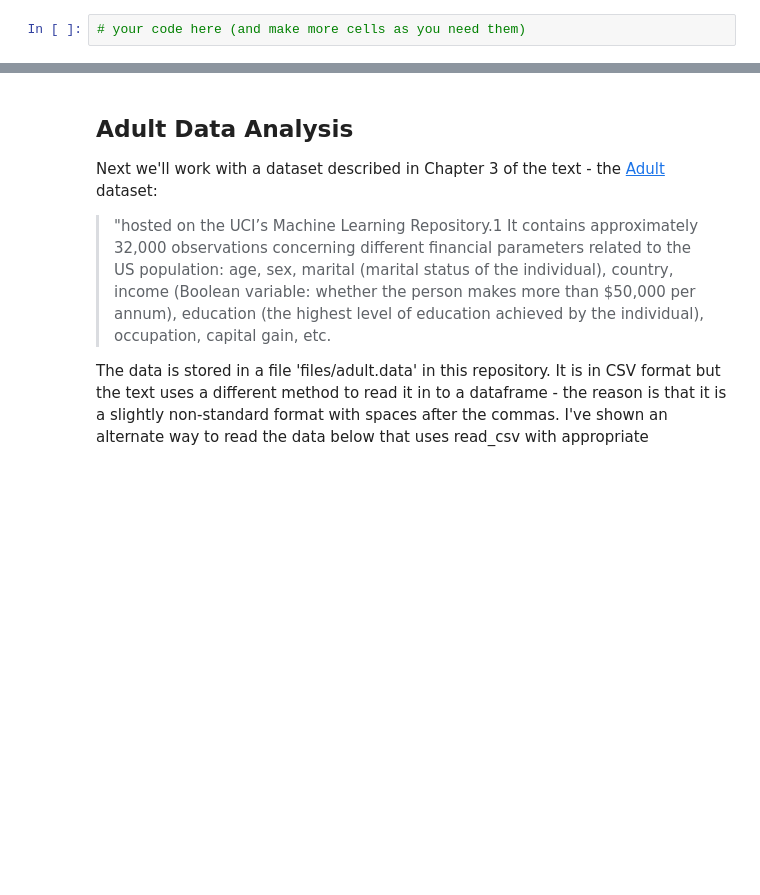
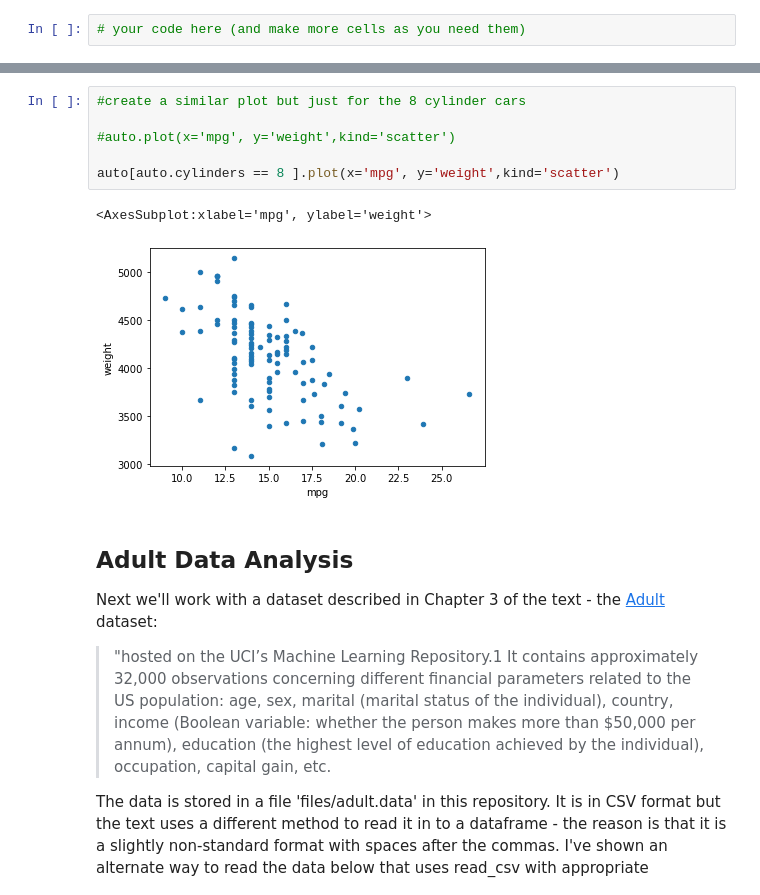
Before and after one commit to Victor2806/practicals-master, a Jupyter notebook: Week 3 Workshop.ipynb, the cells around one changed output, grey strips where cells are left out. Drawn from its saved outputs; the diff is of its cells as text; blank space fills up the shorter version.

```diff
--- a/Week 3 Workshop.ipynb
+++ b/Week 3 Workshop.ipynb
@@ -40,3 +79,12 @@ You might want to refer to the [Pandas Tutorials](http://pandas.pydata.org/panda
+# %%
+#create a similar plot but just for the 8 cylinder cars
+
+#auto.plot(x='mpg', y='weight',kind='scatter')
+
+auto[auto.cylinders == 8 ].plot(x='mpg', y='weight',kind='scatter')
+# %% [output]
+<AxesSubplot:xlabel='mpg', ylabel='weight'>
+[figure, added]
 # %% [markdown]
 ## Adult Data Analysis
 
```
Also changed, not shown: parts of 8 cells of this notebook.
